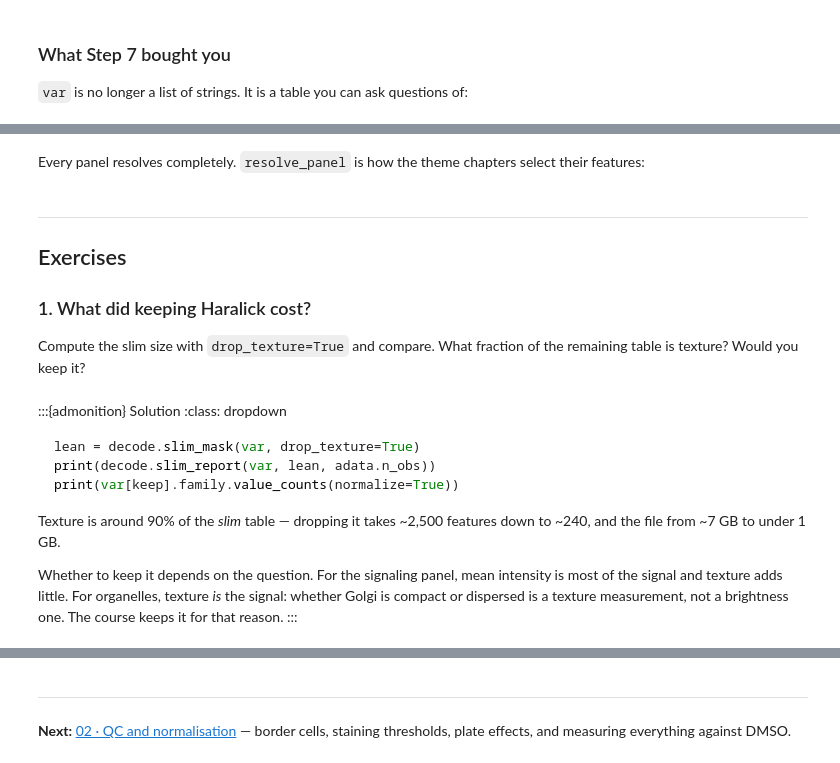
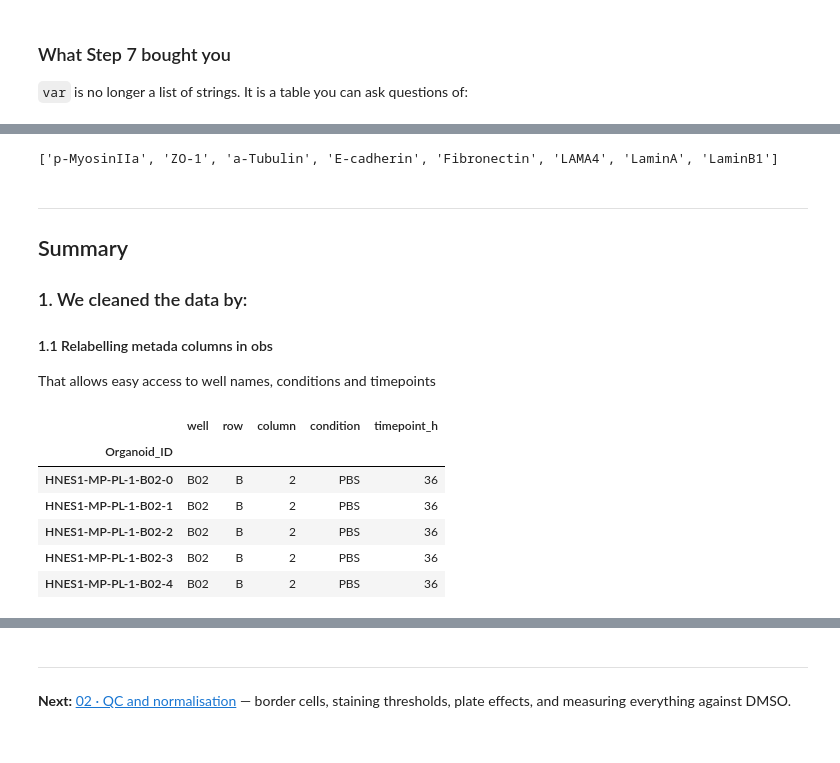
Before and after one commit to LiberaliLab/Multicellular-Systems-2026, a Jupyter notebook: book/part3_analysis/1_preparation/01_columns_to_markers.ipynb, the cells around one changed output, grey strips where cells are left out. Drawn from its saved outputs; the diff is of its cells as text; code cells hidden in the pictures.

````diff
--- a/book/part3_analysis/1_preparation/01_columns_to_markers.ipynb
+++ b/book/part3_analysis/1_preparation/01_columns_to_markers.ipynb
@@ -396,3 +500,0 @@ panels.panel_table(slim.var)
-# %% [markdown]
-Every panel resolves completely. `resolve_panel` is how the theme chapters select
-their features:
@@ -402,27 +501,29 @@ slim.var.loc[signaling, ["marker", "round", "channel", "statistic"]]
+# %%
+theme_name = "mechanics"
+
+# Get the list of marker names for that theme
+markers = slim.var.loc[slim.var["theme"] == theme_name, "marker"]
+
+# As a plain list
+marker_names = markers.unique().tolist()
+print(marker_names)
+# %% [output]
+['p-MyosinIIa', 'ZO-1', 'a-Tubulin', 'E-cadherin', 'Fibronectin', 'LAMA4', 'LaminA', 'LaminB1']
 # %% [markdown]
 ---
 
-## Exercises
+## Summary
+### 1. We cleaned the data by:
+#### 1.1 Relabelling metada columns in obs
 
-### 1. What did keeping Haralick cost?
-
-Compute the slim size with `drop_texture=True` and compare. What fraction of the
-remaining table is texture? Would you keep it?
+That allows easy access to well names, conditions and timepoints
-# %% [markdown]
-:::{admonition} Solution
-:class: dropdown
-
-```python
-lean = decode.slim_mask(var, drop_texture=True)
-print(decode.slim_report(var, lean, adata.n_obs))
-print(var[keep].family.value_counts(normalize=True))
-```
-
-Texture is around 90% of the *slim* table — dropping it takes ~2,500 features down to
-~240, and the file from ~7 GB to under 1 GB.
-
-Whether to keep it depends on the question. For the signaling panel, mean intensity is
-most of the signal and texture adds little. For organelles, texture *is* the signal:
-whether Golgi is compact or dispersed is a texture measurement, not a brightness one.
-The course keeps it for that reason.
-:::
+# %%
+slim.obs[["well", "row", "column", "condition", "timepoint_h"]].head()
+# %% [output]
+|  | well | row | column | condition | timepoint_h |
+| Organoid_ID |  |  |  |  |  |
+| HNES1-MP-PL-1-B02-0 | B02 | B | 2 | PBS | 36 |
+| HNES1-MP-PL-1-B02-1 | B02 | B | 2 | PBS | 36 |
+| HNES1-MP-PL-1-B02-2 | B02 | B | 2 | PBS | 36 |
+| HNES1-MP-PL-1-B02-3 | B02 | B | 2 | PBS | 36 |
+| HNES1-MP-PL-1-B02-4 | B02 | B | 2 | PBS | 36 |
````
Also changed, not shown: parts of 43 cells of this notebook.
